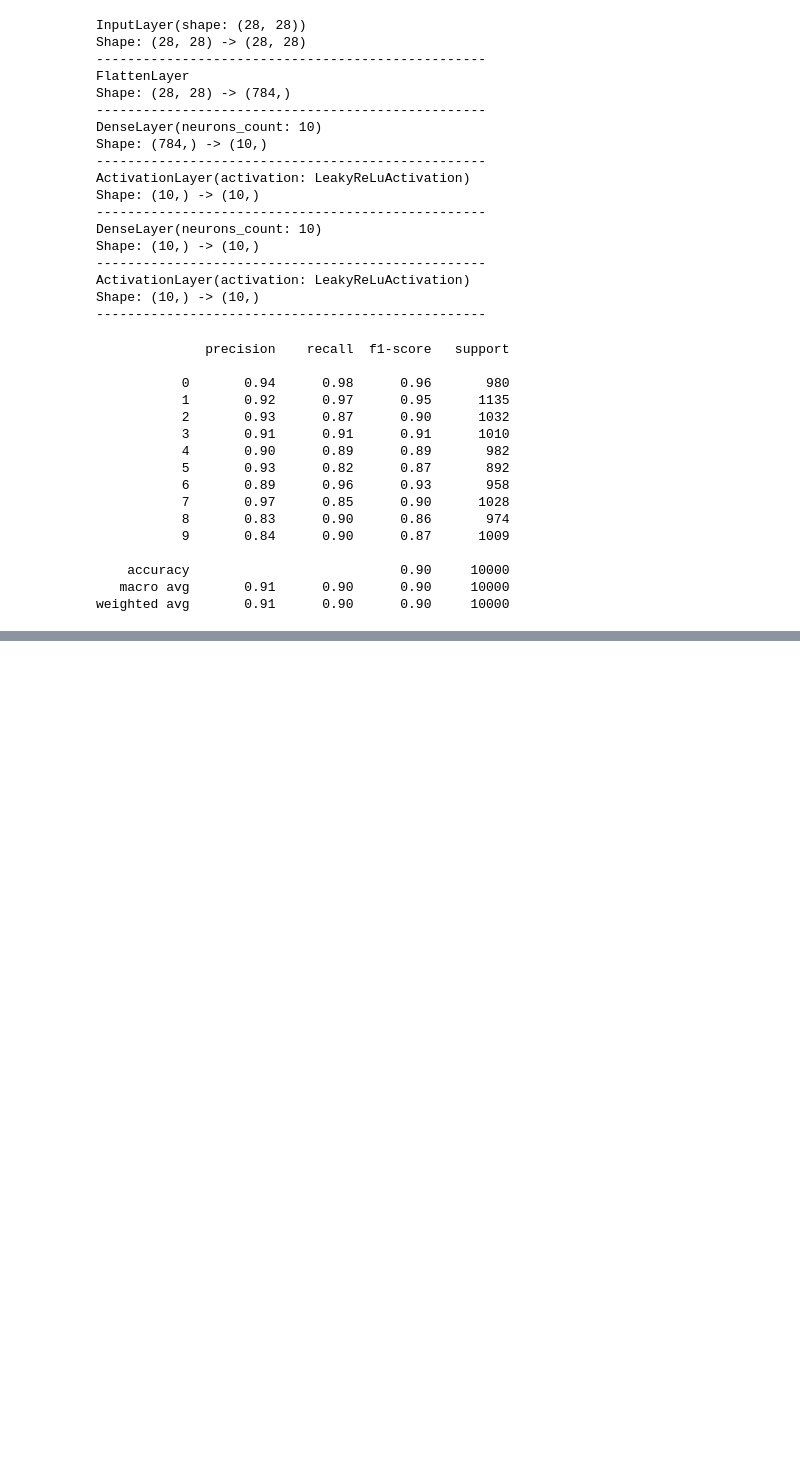
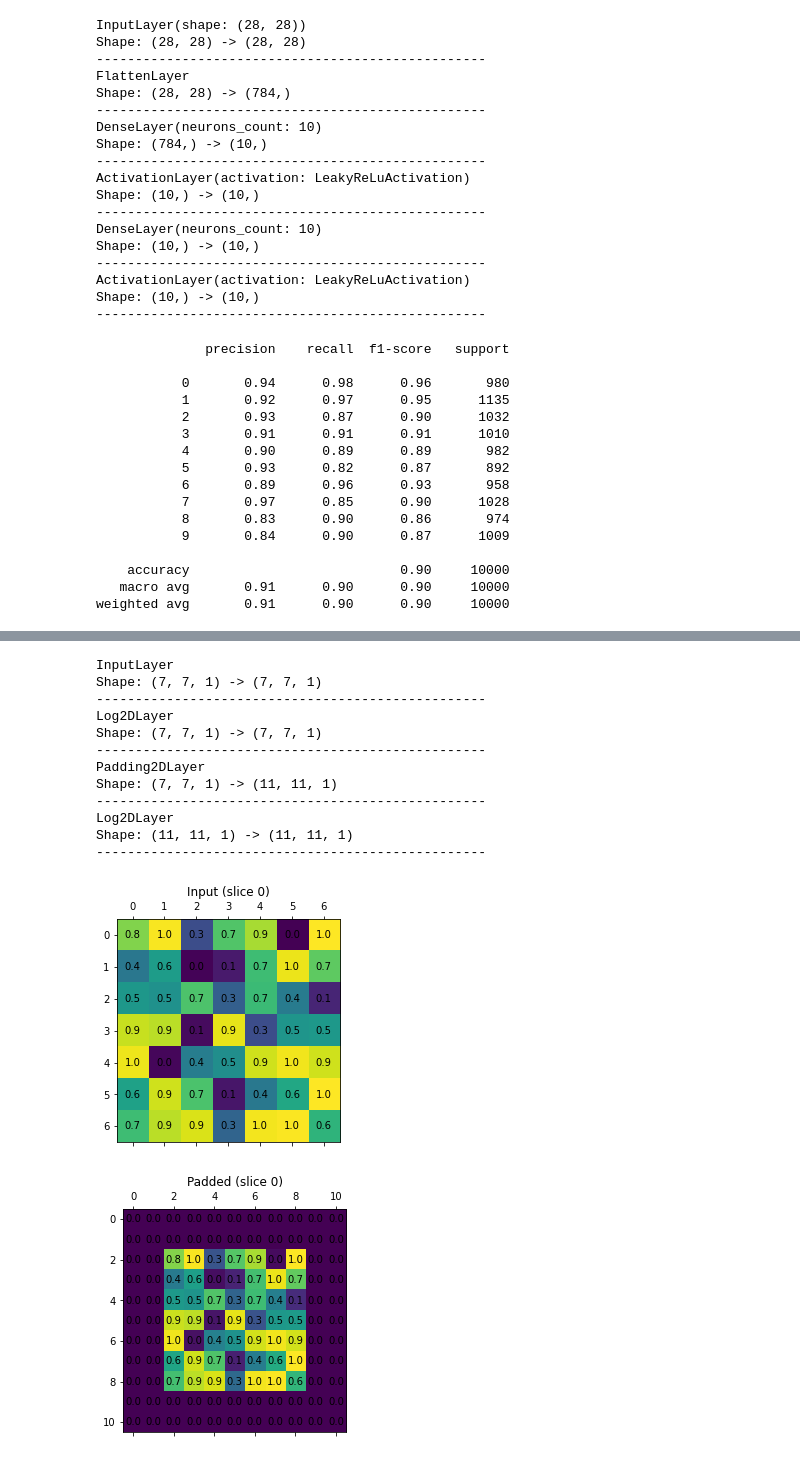
Before and after one commit to klima7/CNN-From-Scratch, a Jupyter notebook: test.ipynb, the cells around one changed output, grey strips where cells are left out. Drawn from its saved outputs; the diff is of its cells as text; code cells hidden in the pictures; blank space fills up the shorter version.

```diff
--- a/test.ipynb
+++ b/test.ipynb
@@ -74,0 +163,26 @@ weighted avg       0.91      0.90      0.90     10000
+# %%
+layers = [
+    InputLayer((7, 7, 1)),
+    Log2DLayer('Input'),
+    Padding2DLayer('zeros', (2, 2)),
+    Log2DLayer('Padded'),
+]
+
+model = NeuralNetwork(layers)
+model.summary()
+model.predict(data2D);
+# %% [output]
+InputLayer
+Shape: (7, 7, 1) -> (7, 7, 1)
+--------------------------------------------------
+Log2DLayer
+Shape: (7, 7, 1) -> (7, 7, 1)
+--------------------------------------------------
+Padding2DLayer
+Shape: (7, 7, 1) -> (11, 11, 1)
+--------------------------------------------------
+Log2DLayer
+Shape: (11, 11, 1) -> (11, 11, 1)
+--------------------------------------------------
+[figure, added]
+[figure, added]
```
Also changed, not shown: parts of 20 cells of this notebook.
